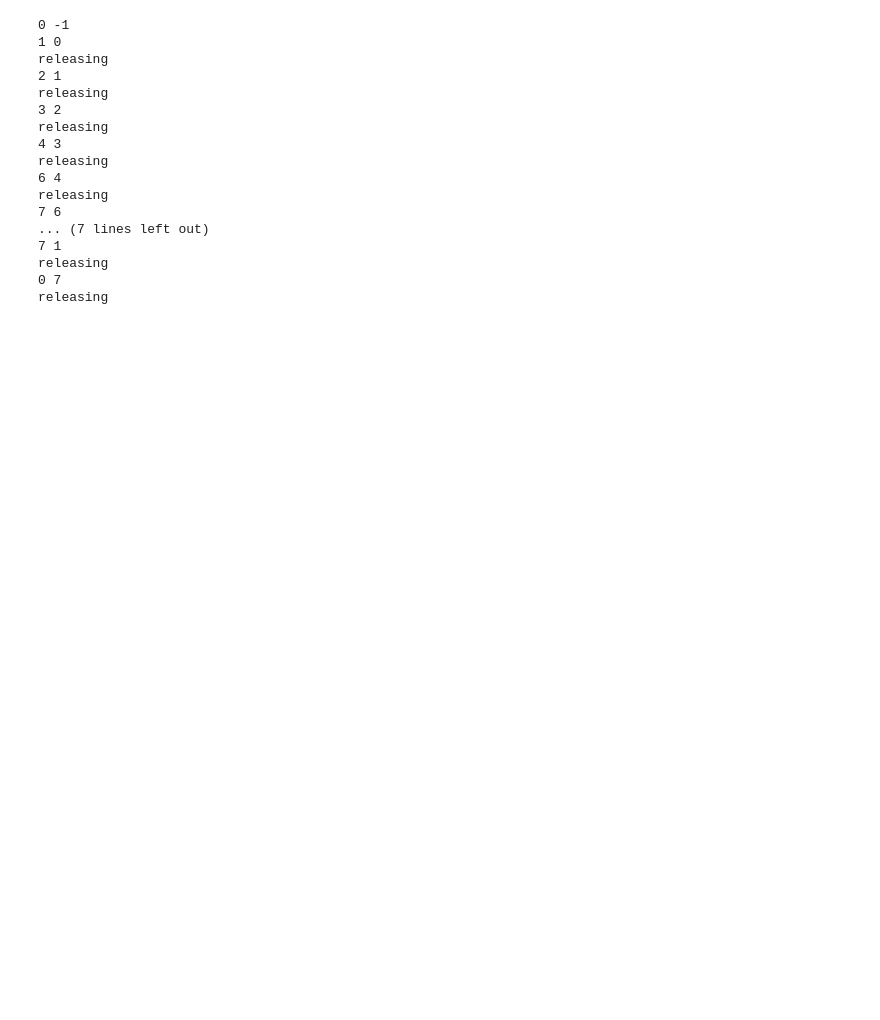
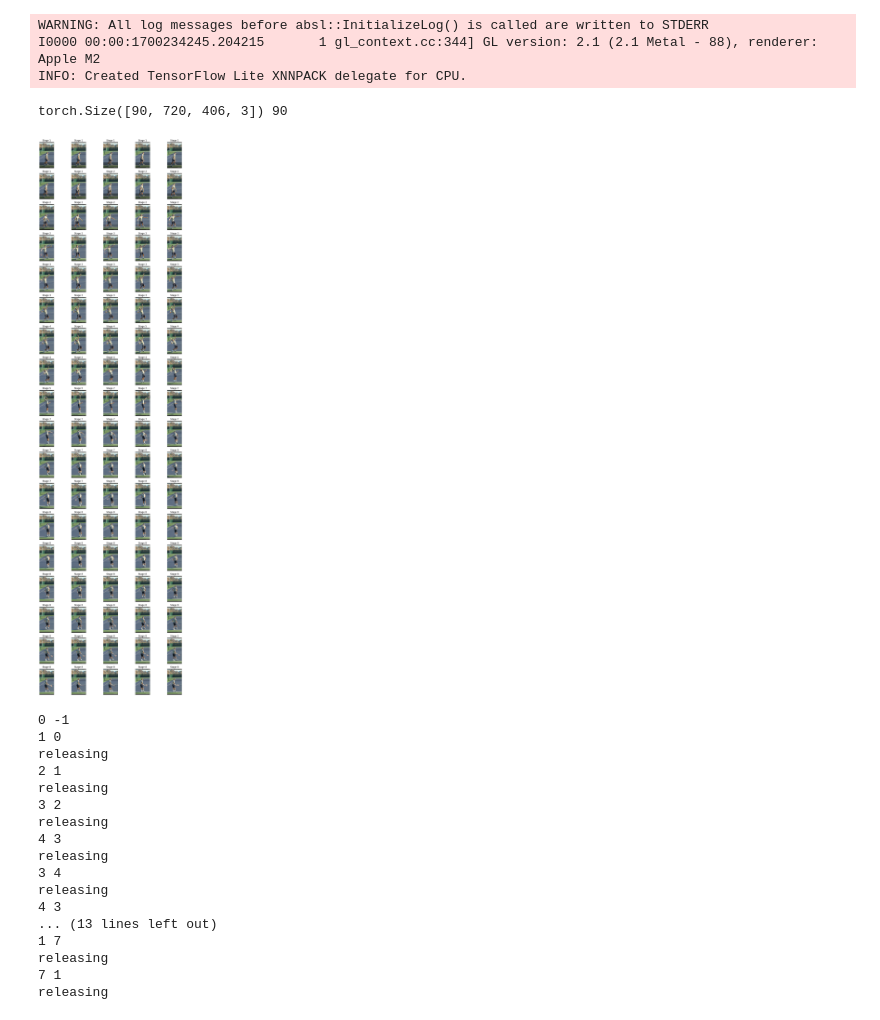
Before and after one commit to IncubyteAI/sports.ai, a Jupyter notebook: model_training/inference.ipynb, the cells around one changed output. Saved outputs shown, nothing was run; the diff lists cells and outputs as text; code cells hidden in the pictures; blank space fills up the shorter version.

```diff
--- a/model_training/inference.ipynb
+++ b/model_training/inference.ipynb
@@ -1,29 +4,32 @@
 # %%
 from model import VideoProcessor
+from models.models import CN_S200_5_D0
 import sys
-sys.path.insert(0, '../models/')
-from models import *
 import matplotlib.pyplot as plt
 import torch
 
 model = CN_S200_5_D0()
 model.load()
 vp = VideoProcessor()
 frames, stages = vp.process("RData/RTennisServes/R0rf1.mp4")
 print(frames.shape, len(stages))
 ROWS = 20
 COLS = len(frames) // ROWS + 1
 plt.figure(figsize=(COLS * 3, ROWS * 3))
 for i, (frame, stage) in enumerate(zip(frames, stages)):
     plt.subplot(ROWS, COLS, i + 1)
     plt.imshow(frame)
     plt.title(f"Stage {stage + 1}")
     plt.axis("off")
+# %% [output]
+WARNING: All log messages before absl::InitializeLog() is called are written to STDERR
+I0000 00:00:1700234245.204215       1 gl_context.cc:344] GL version: 2.1 (2.1 Metal - 88), renderer: Apple M2
+INFO: Created TensorFlow Lite XNNPACK delegate for CPU.
+torch.Size([90, 720, 406, 3]) 90
+[figure, added]
 # %%
 import cv2
 import numpy as np
-path = "stage1.mp4"
-# video = cv2.VideoWriter(path, cv2.VideoWriter_fourcc(*'MP4V'), 30, (frames.shape[2], frames.shape[1]))
 c = -1
 s = -1
 video = None
@@ -48,11 +54,11 @@ releasing
 releasing
 4 3
 releasing
-6 4
+3 4
 releasing
-7 6
-... (7 lines left out)
+4 3
+... (13 lines left out)
+1 7
+releasing
 7 1
 releasing
-0 7
-releasing
```
Also changed, not shown: parts of 1 cell of this notebook, 21 other files.
